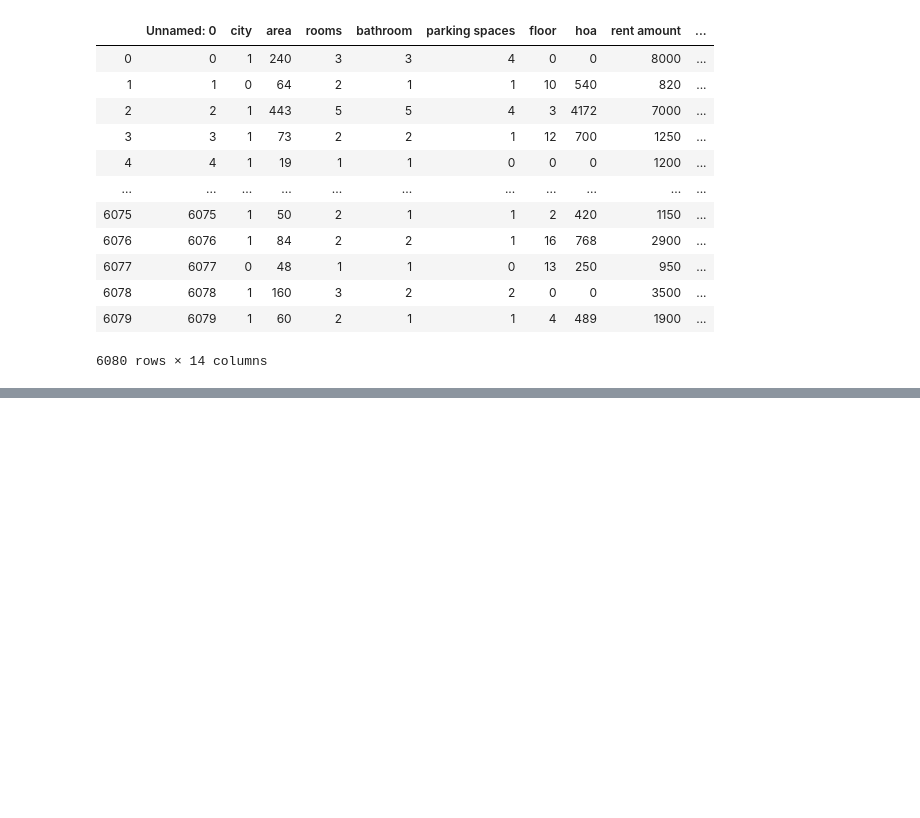
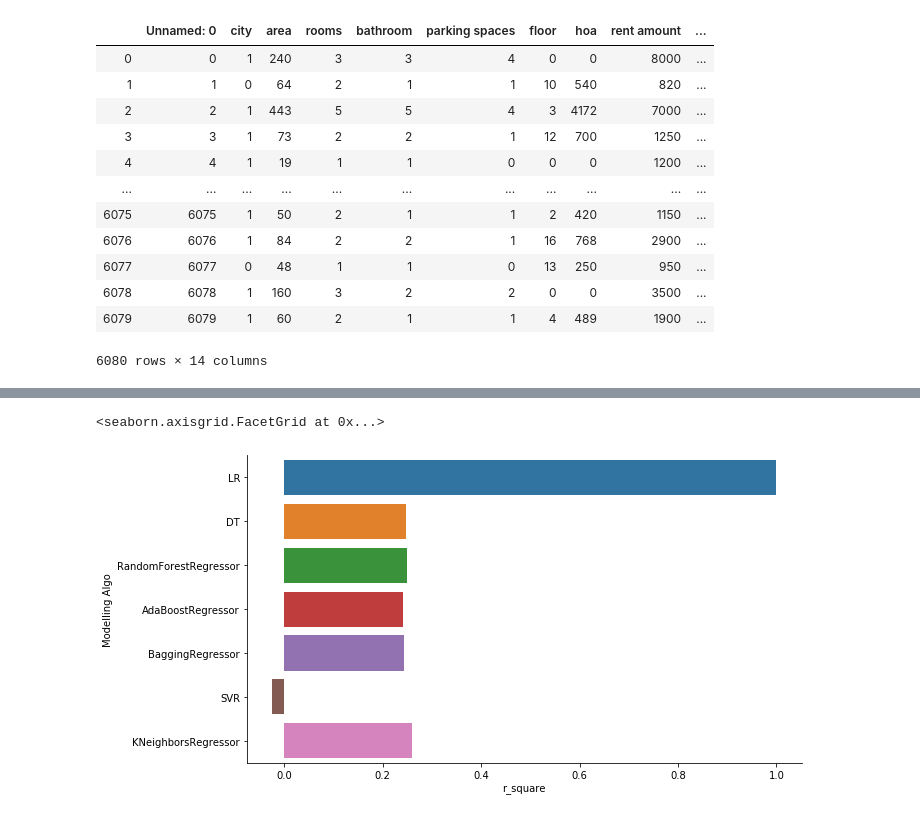
Before and after one commit to dasarisasidhar/Artificial-Intelligence, a Jupyter notebook: ML/Scikit Learn/Supervised/Regression/proj/brazilian_houses_to_rent.ipynb, the cells around one changed output, grey strips where cells are left out. Drawn from its saved outputs; the diff is of its cells as text; code cells hidden in the pictures; blank space fills up the shorter version.

```diff
--- a/ML/Scikit Learn/Supervised/Regression/proj/brazilian_houses_to_rent.ipynb
+++ b/ML/Scikit Learn/Supervised/Regression/proj/brazilian_houses_to_rent.ipynb
@@ -179,7 +179,7 @@ labels =  df.loc[:,'total']
 # %%
 from sklearn.model_selection import train_test_split
 # %%
-X_train, x_test, Y_train, y_test = train_test_split(Features,
+X_train, X_test, y_train, y_test = train_test_split(Features,
                                                     labels,
                                                     test_size=0.2)
 # %%
@@ -190,0 +193,4 @@ from sklearn.metrics import r2_score,mean_squared_error
+# %%
+regressor = LinearRegression()
+regressor.fit(X_train, y_train)
+y_pred = regressor.predict(X_test)
@@ -214,0 +223,12 @@ rmse: 14031.820534375232
+# %%
+models=[LinearRegression(),DecisionTreeRegressor(), RandomForestRegressor(),AdaBoostRegressor(),BaggingRegressor(),SVR(),KNeighborsRegressor()]
+model_names=["LR", "DT",'RandomForestRegressor','AdaBoostRegressor','BaggingRegressor','SVR','KNeighborsRegressor']
+r_square=[]
+d={}
+for model in range (len(models)):
+    clf=models[model]
+    clf.fit(X_train,y_train)
+    test_pred=clf.predict(X_test)
+    r_square.append(metrics.r2_score(y_test,test_pred))
+d={'Modelling Algo':model_names,'r_square':r_square}
+d
@@ -214,0 +250,3 @@ rmse: 14031.820534375232
+# %%
+r_square =pd.DataFrame(d)
+r_square
@@ -214,0 +262,6 @@ rmse: 14031.820534375232
+# %%
+import seaborn as sns
+sns.factorplot(y='Modelling Algo',x='r_square',data=r_square,kind='bar',size=5,aspect=2)
+# %% [output]
+<seaborn.axisgrid.FacetGrid at 0x...>
+[figure, added]
```
Also changed, not shown: parts of 13 cells of this notebook.
